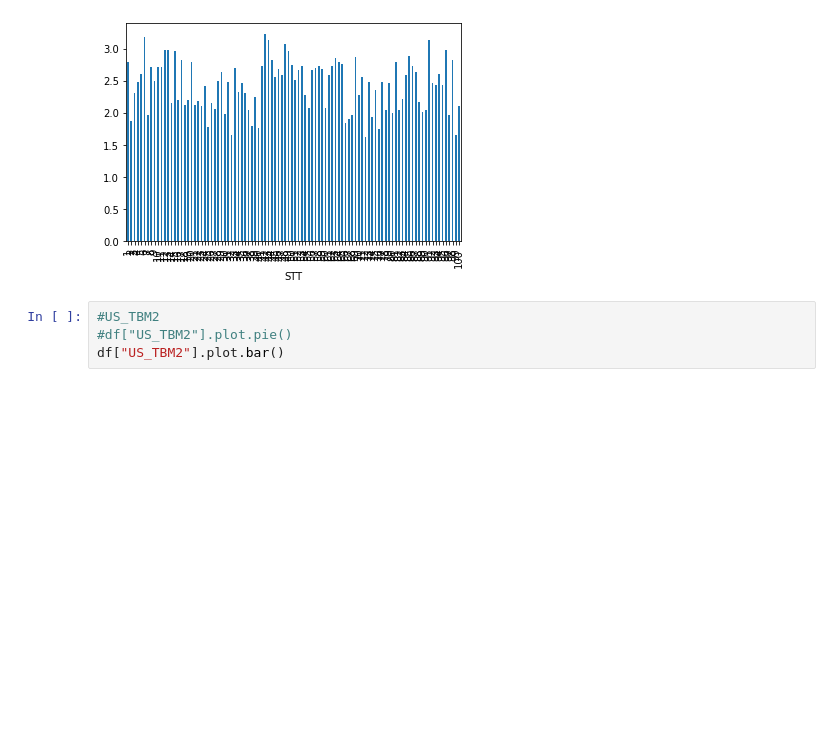
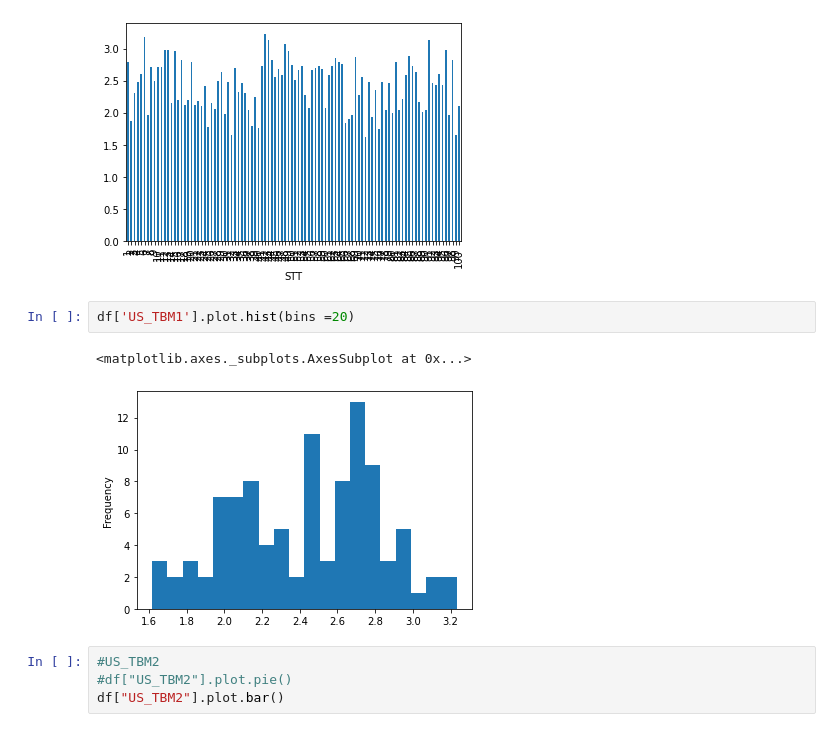
Before and after one commit to NgaanLee/DataAnalystDeepLearning, a Jupyter notebook: Homeworks_Lap02.ipynb, the cells around one changed output. Saved outputs shown, nothing was run; the diff lists cells and outputs as text; blank space fills up the shorter version.

```diff
--- a/Homeworks_Lap02.ipynb
+++ b/Homeworks_Lap02.ipynb
@@ -301,6 +302,11 @@ df['US_TBM1'].plot.bar()
 # %% [output]
 <matplotlib.axes._subplots.AxesSubplot at 0x...>
 [figure]
+# %%
+df['US_TBM1'].plot.hist(bins =20)
+# %% [output]
+<matplotlib.axes._subplots.AxesSubplot at 0x...>
+[figure, added]
 # %%
 #US_TBM2
 #df["US_TBM2"].plot.pie()
```
Also changed, not shown: parts of 27 cells of this notebook.
